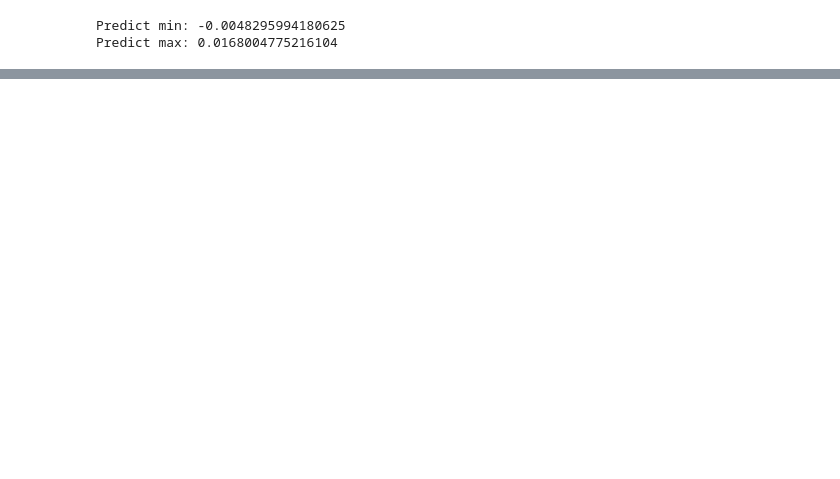
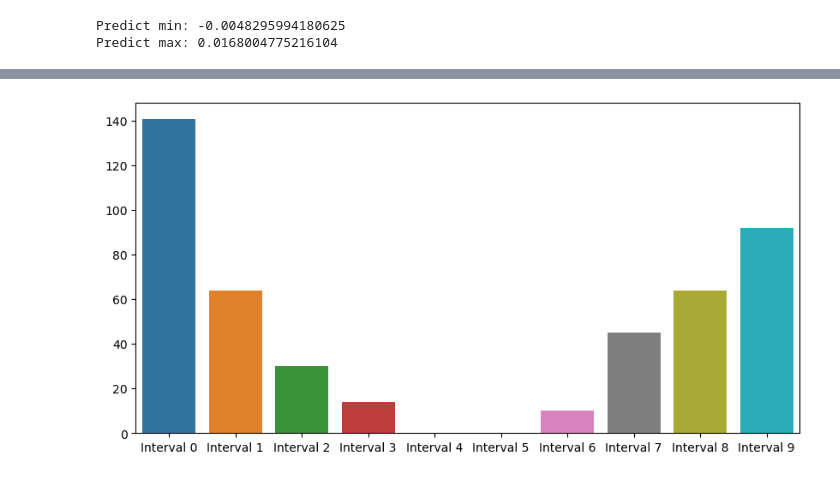
Before and after one commit to Aaron3963/Orient-Securities-2023, a Jupyter notebook: 全因子/result_analysis.ipynb, the cells around one changed output, grey strips where cells are left out. Drawn from its saved outputs; the diff is of its cells as text; code cells hidden in the pictures; blank space fills up the shorter version.

```diff
--- a/全因子/result_analysis.ipynb
+++ b/全因子/result_analysis.ipynb
@@ -110 +100,20 @@ def see_interval(df, interval, target):
     plt.show()
+# %%
+def count_interval(df, interval, target, truthValues):
+    plt.figure(figsize=(10, 5))
+
+    interval_counts = []
+    interval_labels = []
+
+    for index in interval:
+        selected_rows = df[(df['Interval_Marker'] == index) & (df[target].isin(truthValues))]
+
+        selected_rows = selected_rows.reset_index()
+        text = 'Interval ' + str(index)
+
+        count = selected_rows[target].count()
+        interval_counts.append(count)
+        interval_labels.append('Interval ' + str(index))
+
+    sns.barplot(x=interval_labels, y=interval_counts)
+    plt.show()
@@ -134,0 +202,4 @@ see_interval(df_sorted, [0,5,9], 'tta_ADOSC_fastperiod_14_slowperiod_9')
+# %%
+count_interval(df_sorted,np.arange(10),'tta_CDLCLOSINGMARUBOZU', [-100,100])
+# %% [output]
+[figure, added]
```
Also changed, not shown: parts of 12 cells of this notebook.
